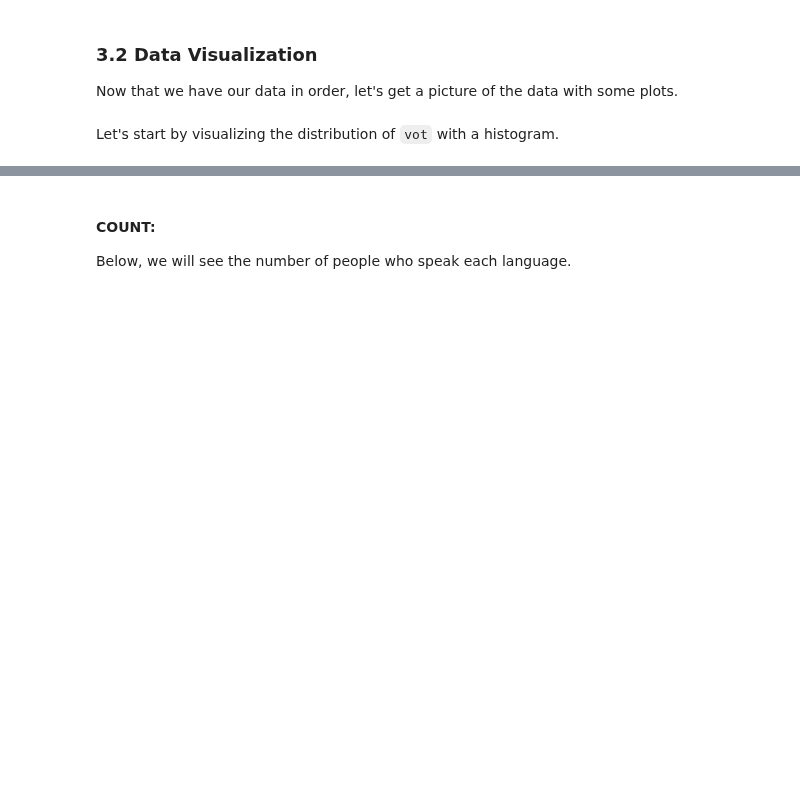
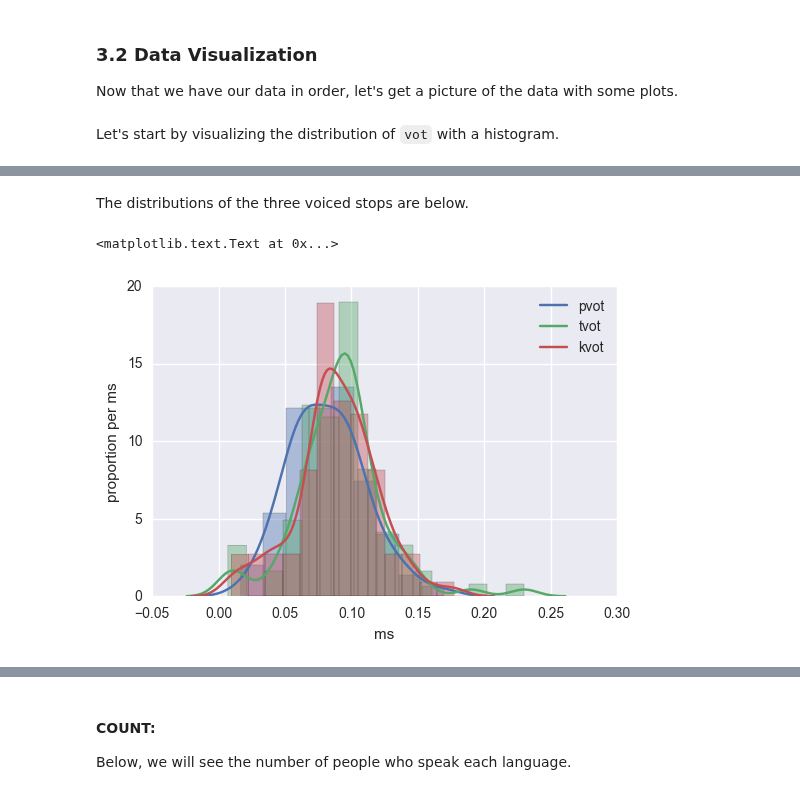
Before and after one commit to ds-modules/LINGUIS-110, a Jupyter notebook: vot_demo/Assignment.ipynb, the cells around one changed output, grey strips where cells are left out. Drawn from its saved outputs; the diff is of its cells as text; code cells hidden in the pictures; blank space fills up the shorter version.

```diff
--- a/vot_demo/Assignment.ipynb
+++ b/vot_demo/Assignment.ipynb
@@ -162,5 +261,13 @@ plt.xlabel('ms')
+# %% [markdown]
+The distributions of the three voiced stops are below.
 # %%
 # change back the third line before release (outlier was making it look )
-sns.distplot(data['pvot'])
-sns.distplot(data['tvot'])
-sns.distplot(sorted(list(data['kvot']))[:-1])
+sns.distplot(data['pvot'], kde_kws={"label": "pvot"})
+sns.distplot(data['tvot'], kde_kws={"label": "tvot"})
+sns.distplot(sorted(list(data['kvot']))[:-1], kde_kws={"label": "kvot"})
+
+plt.xlabel('ms')
+plt.ylabel('proportion per ms')
+# %% [output]
+<matplotlib.text.Text at 0x...>
+[figure, added]
```
Also changed, not shown: parts of 66 cells of this notebook, 1 other file.
